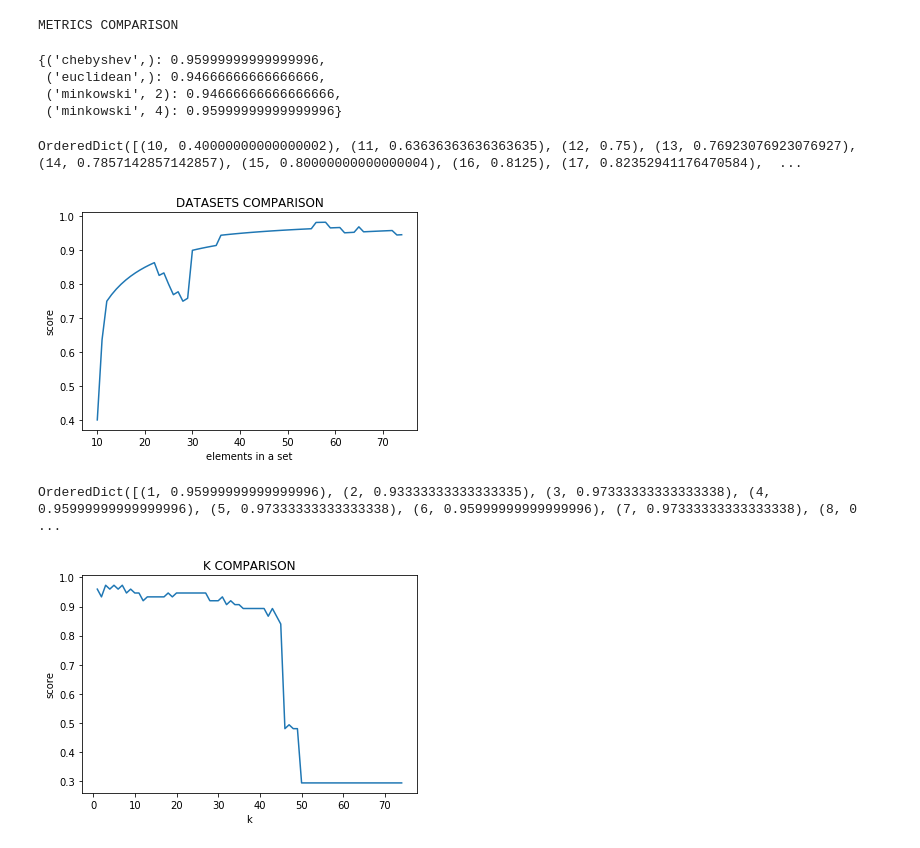
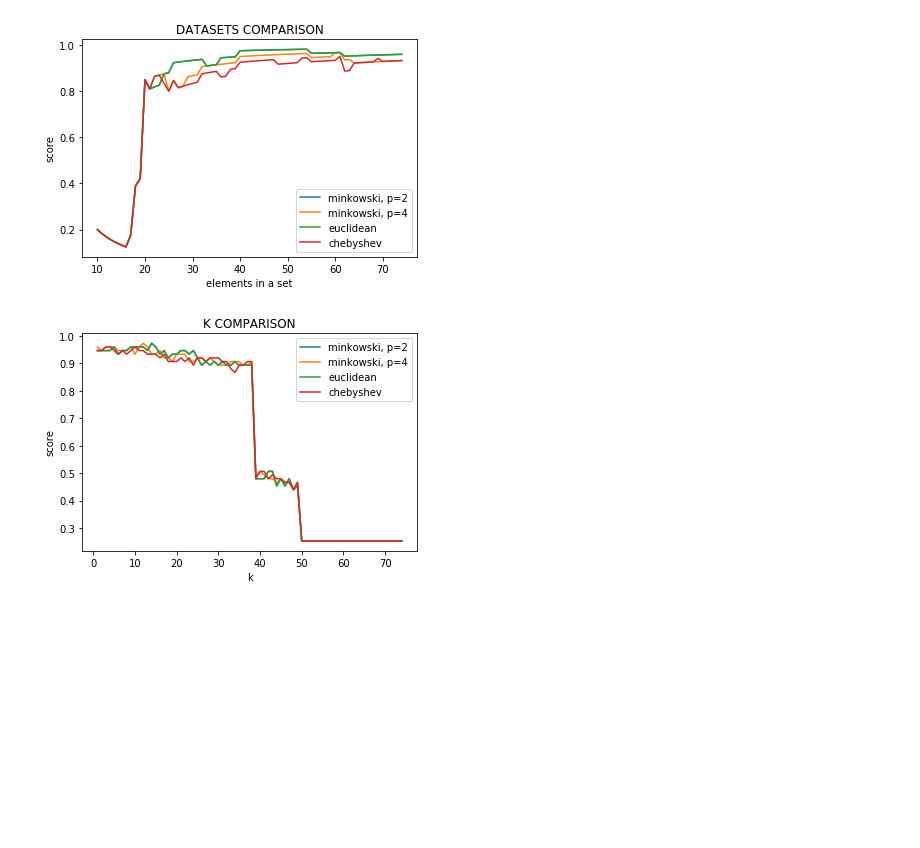
Before and after one commit to ttkopec/knn, a Jupyter notebook: comparison_knn.ipynb, the cells around one changed output. Saved outputs shown, nothing was run; the diff lists cells and outputs as text; code cells hidden in the pictures; blank space fills up the shorter version.

Commit message:
Added more metrics to plots. Deleted brute vs approximated

```diff
--- a/comparison_knn.ipynb
+++ b/comparison_knn.ipynb
@@ -14,62 +14,47 @@ X_train, X_test, y_train, y_test = train_test_split(X, Y, test_size=.5)
 # %%
 from sklearn.neighbors import KNeighborsClassifier
 N_NEIGHBORS = 10
-# %%
-def score_by_metric(metric, p=None):
-    if p is not None:
-        classifier = KNeighborsClassifier(n_neighbors=N_NEIGHBORS, metric=metric, p=p)
-    else:
-        classifier = KNeighborsClassifier(n_neighbors=N_NEIGHBORS, metric=metric)
-    classifier.fit(X_train, y_train)
-    return classifier.score(X_test, y_test)
-
-metrics = [('minkowski', 2), ('minkowski', 4), ('euclidean',), ('chebyshev',)]
-
-print('METRICS COMPARISON')
-{metric: score_by_metric(*metric) for metric in metrics}
-# %% [output]
-METRICS COMPARISON
-{('chebyshev',): 0.95999999999999996,
- ('euclidean',): 0.94666666666666666,
- ('minkowski', 2): 0.94666666666666666,
- ('minkowski', 4): 0.95999999999999996}
+# %%
+metrics = [('minkowski', 2), ('minkowski', 4), ('euclidean',), ('chebyshev',)]
+
+def create_label(metric):
+    name = metric[0]
+    return '{}, p={}'.format(*metric) if name == 'minkowski' else name
 # %%
-def score_by_dataset(rows):
-    classifier = KNeighborsClassifier(n_neighbors=N_NEIGHBORS)
+def score_by_dataset(rows, metric, p=2):
+    classifier = KNeighborsClassifier(n_neighbors=N_NEIGHBORS, metric=metric, p=p)
     classifier.fit(X_train[:rows], y_train[:rows])
     return classifier.score(X_test[:rows], y_test[:rows])
 
 indices = range(10, len(X_train + 1))
+for metric in metrics:
+    results = {rows: score_by_dataset(rows, *metric) for rows in indices}
+    results = OrderedDict(sorted(results.items()))
+    plt.plot(list(results.keys()), list(results.values()), label=create_label(metric))
 
-results = {rows: score_by_dataset(rows) for rows in indices}
-results = OrderedDict(sorted(results.items()))
-print(results)
-
-plt.plot(results.keys(), results.values())
 plt.title('DATASETS COMPARISON')
 plt.xlabel('elements in a set')
 plt.ylabel('score')
+plt.legend()
 plt.show()
 # %% [output]
-OrderedDict([(10, 0.40000000000000002), (11, 0.63636363636363635), (12, 0.75), (13, 0.76923076923076927), (14, 0.7857142857142857), (15, 0.80000000000000004), (16, 0.8125), (17, 0.82352941176470584),  ...
-[figure, old version]
+[figure, new version]
 # %%
-def score_by_k(k):
-    classifier = KNeighborsClassifier(n_neighbors=k)
+def score_by_k(k, metric, p=2):
+    classifier = KNeighborsClassifier(n_neighbors=k, metric=metric, p=p)
     classifier.fit(X_train, y_train)
     return classifier.score(X_test, y_test)
 
 ks = range(1, len(X_train + 1))
+for metric in metrics:
+    results = {k: score_by_k(k, *metric) for k in ks}
+    results = OrderedDict(sorted(results.items()))
+    plt.plot(list(results.keys()), list(results.values()), label=create_label(metric))
 
-results = {k: score_by_k(k) for k in ks}
-results = OrderedDict(sorted(results.items()))
-print(results)
-
-plt.plot(results.keys(), results.values())
 plt.title('K COMPARISON')
 plt.xlabel('k')
 plt.ylabel('score')
+plt.legend()
 plt.show()
 # %% [output]
-OrderedDict([(1, 0.95999999999999996), (2, 0.93333333333333335), (3, 0.97333333333333338), (4, 0.95999999999999996), (5, 0.97333333333333338), (6, 0.95999999999999996), (7, 0.97333333333333338), (8, 0 ...
-[figure, old version]
+[figure, new version]
```
Also changed, not shown: 1 other file.
